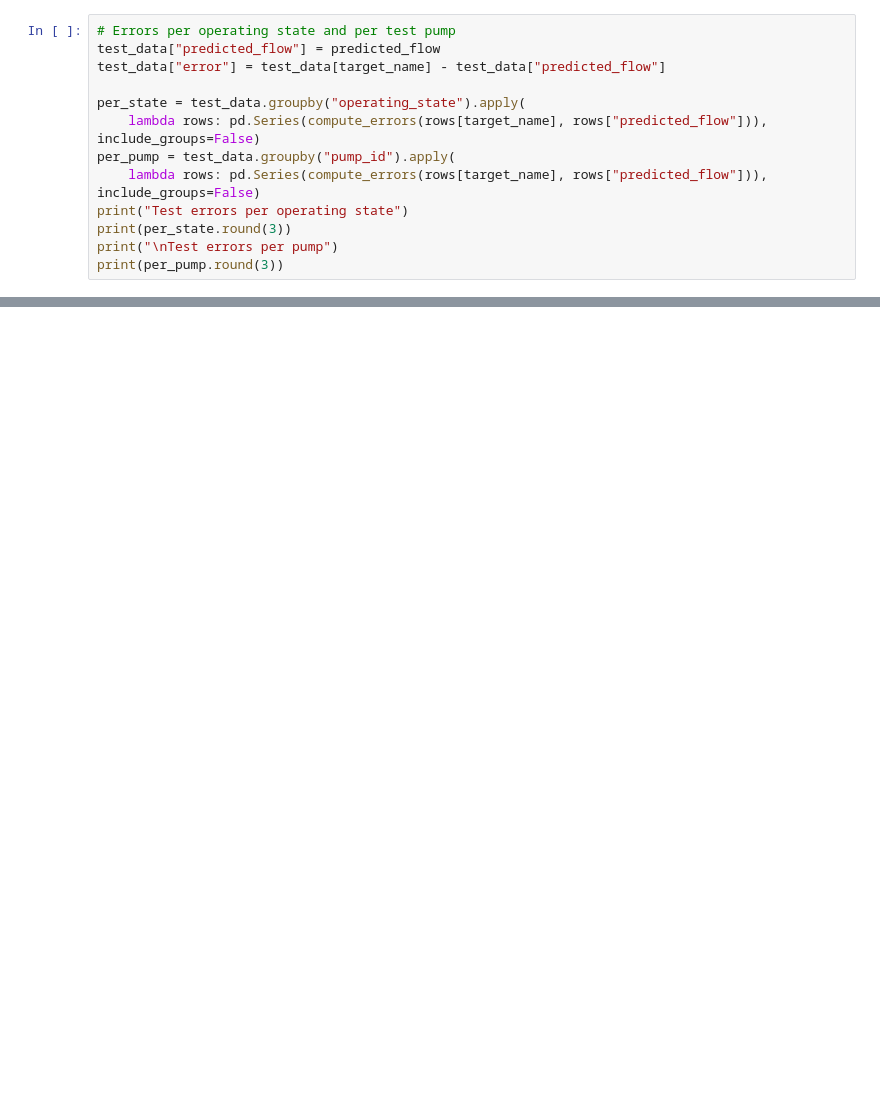
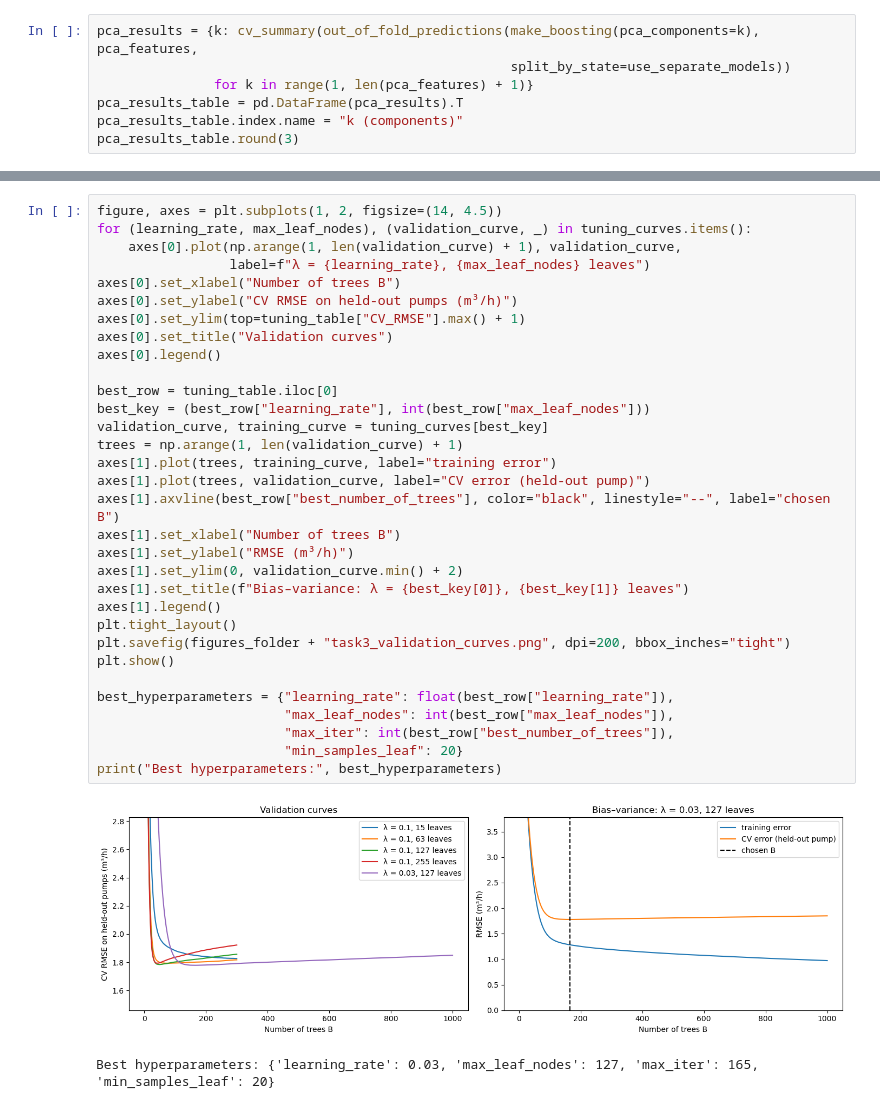
Before and after one commit to fedoandreea/machinelearningproject, a Jupyter notebook: notebooks/task3_case2.ipynb, the cells around one changed output, grey strips where cells are left out. Saved outputs shown, nothing was run; the diff lists cells and outputs as text; blank space fills up the shorter version.

```diff
--- a/notebooks/task3_case2.ipynb
+++ b/notebooks/task3_case2.ipynb
@@ -674,14 +709,8 @@ Hyperparameters: {'learning_rate': 0.05, 'max_iter': 600, 'max_leaf_nodes': 63,
 # %%
-# Errors per operating state and per test pump
-test_data["predicted_flow"] = predicted_flow
-test_data["error"] = test_data[target_name] - test_data["predicted_flow"]
-
-per_state = test_data.groupby("operating_state").apply(
-    lambda rows: pd.Series(compute_errors(rows[target_name], rows["predicted_flow"])), include_groups=False)
-per_pump = test_data.groupby("pump_id").apply(
-    lambda rows: pd.Series(compute_errors(rows[target_name], rows["predicted_flow"])), include_groups=False)
-print("Test errors per operating state")
-print(per_state.round(3))
-print("\nTest errors per pump")
-print(per_pump.round(3))
+pca_results = {k: cv_summary(out_of_fold_predictions(make_boosting(pca_components=k), pca_features,
+                                                     split_by_state=use_separate_models))
+               for k in range(1, len(pca_features) + 1)}
+pca_results_table = pd.DataFrame(pca_results).T
+pca_results_table.index.name = "k (components)"
+pca_results_table.round(3)
 # %% [output]
@@ -793,0 +846,35 @@ flow_m3_h
+# %%
+figure, axes = plt.subplots(1, 2, figsize=(14, 4.5))
+for (learning_rate, max_leaf_nodes), (validation_curve, _) in tuning_curves.items():
+    axes[0].plot(np.arange(1, len(validation_curve) + 1), validation_curve,
+                 label=f"λ = {learning_rate}, {max_leaf_nodes} leaves")
+axes[0].set_xlabel("Number of trees B")
+axes[0].set_ylabel("CV RMSE on held-out pumps (m³/h)")
+axes[0].set_ylim(top=tuning_table["CV_RMSE"].max() + 1)
+axes[0].set_title("Validation curves")
+axes[0].legend()
+
+best_row = tuning_table.iloc[0]
+best_key = (best_row["learning_rate"], int(best_row["max_leaf_nodes"]))
+validation_curve, training_curve = tuning_curves[best_key]
+trees = np.arange(1, len(validation_curve) + 1)
+axes[1].plot(trees, training_curve, label="training error")
+axes[1].plot(trees, validation_curve, label="CV error (held-out pump)")
+axes[1].axvline(best_row["best_number_of_trees"], color="black", linestyle="--", label="chosen B")
+axes[1].set_xlabel("Number of trees B")
+axes[1].set_ylabel("RMSE (m³/h)")
+axes[1].set_ylim(0, validation_curve.min() + 2)
+axes[1].set_title(f"Bias–variance: λ = {best_key[0]}, {best_key[1]} leaves")
+axes[1].legend()
+plt.tight_layout()
+plt.savefig(figures_folder + "task3_validation_curves.png", dpi=200, bbox_inches="tight")
+plt.show()
+
+best_hyperparameters = {"learning_rate": float(best_row["learning_rate"]),
+                        "max_leaf_nodes": int(best_row["max_leaf_nodes"]),
+                        "max_iter": int(best_row["best_number_of_trees"]),
+                        "min_samples_leaf": 20}
+print("Best hyperparameters:", best_hyperparameters)
+# %% [output]
+[figure, added]
+Best hyperparameters: {'learning_rate': 0.03, 'max_leaf_nodes': 127, 'max_iter': 165, 'min_samples_leaf': 20}
```
Also changed, not shown: parts of 66 cells of this notebook, 3 other files.
